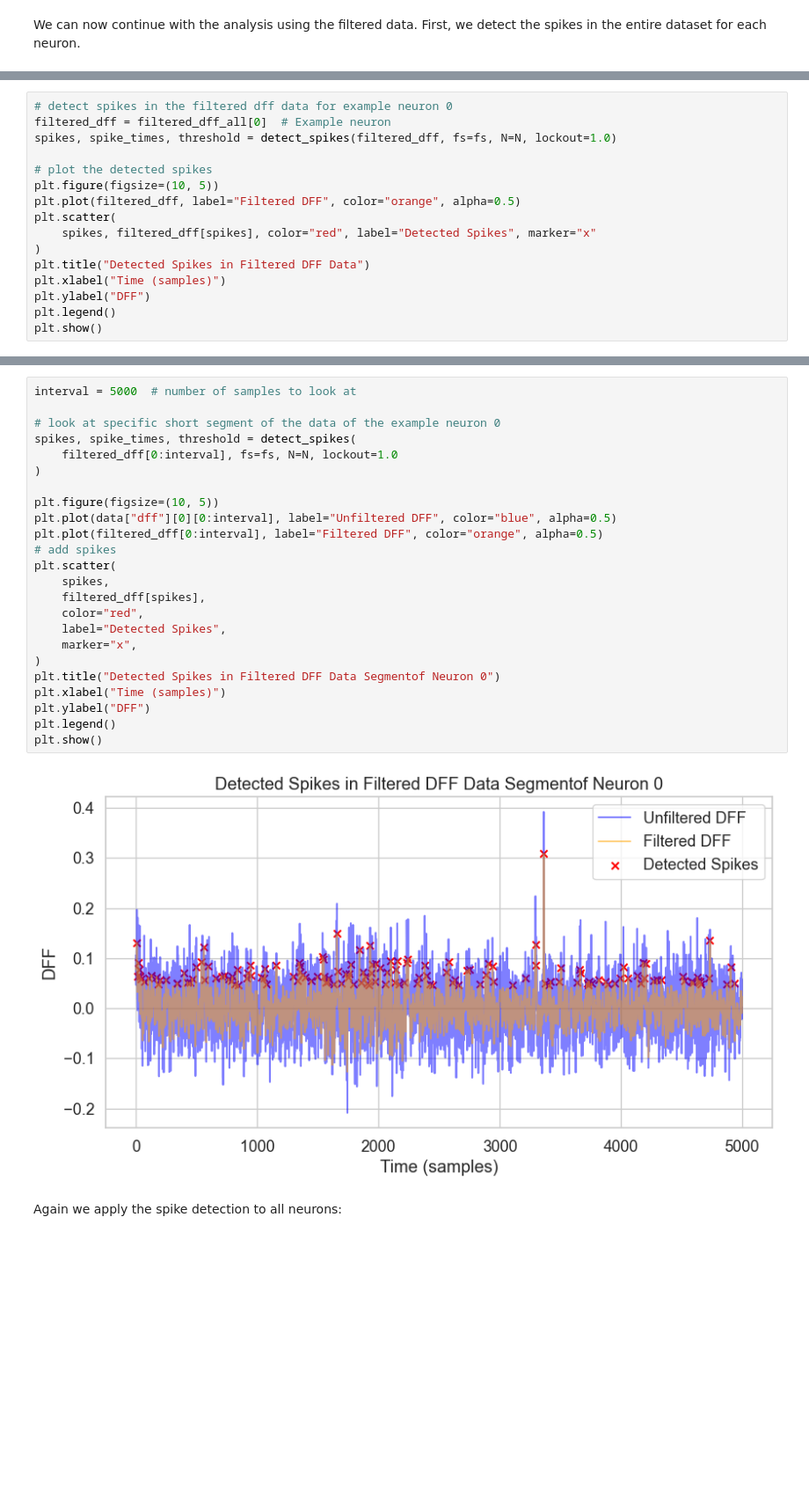
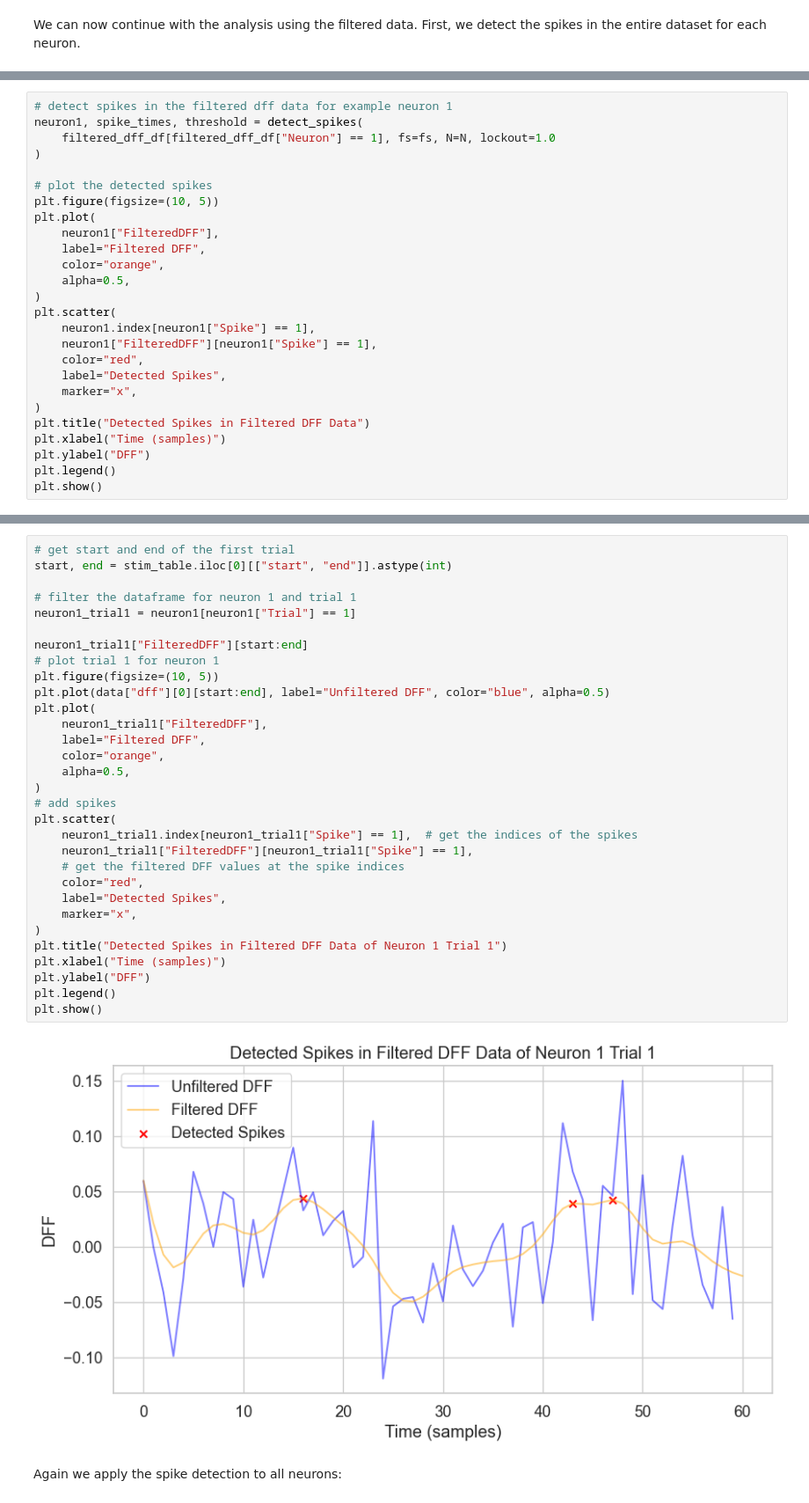
Before and after one commit to SaschaLeander/NeuralDataScience, a Jupyter notebook: FinalProject/practical01.ipynb, the cells around one changed output, grey strips where cells are left out. Shown at 88% size. Saved outputs shown, nothing was run; the diff lists cells and outputs as text; blank space fills up the shorter version.

```diff
--- a/FinalProject/practical01.ipynb
+++ b/FinalProject/practical01.ipynb
@@ -294,13 +450,23 @@ def detect_spikes(
 # %%
-# detect spikes in the filtered dff data for example neuron 0
-filtered_dff = filtered_dff_all[0]  # Example neuron
-spikes, spike_times, threshold = detect_spikes(filtered_dff, fs=fs, N=N, lockout=1.0)
+# detect spikes in the filtered dff data for example neuron 1
+neuron1, spike_times, threshold = detect_spikes(
+    filtered_dff_df[filtered_dff_df["Neuron"] == 1], fs=fs, N=N, lockout=1.0
+)
 
 # plot the detected spikes
 plt.figure(figsize=(10, 5))
-plt.plot(filtered_dff, label="Filtered DFF", color="orange", alpha=0.5)
+plt.plot(
+    neuron1["FilteredDFF"],
+    label="Filtered DFF",
+    color="orange",
+    alpha=0.5,
+)
 plt.scatter(
-    spikes, filtered_dff[spikes], color="red", label="Detected Spikes", marker="x"
+    neuron1.index[neuron1["Spike"] == 1],
+    neuron1["FilteredDFF"][neuron1["Spike"] == 1],
+    color="red",
+    label="Detected Spikes",
+    marker="x",
 )
 plt.title("Detected Spikes in Filtered DFF Data")
 plt.xlabel("Time (samples)")
@@ -312,28 +483,35 @@ plt.show()
 # %%
-interval = 5000  # number of samples to look at
+# get start and end of the first trial
+start, end = stim_table.iloc[0][["start", "end"]].astype(int)
 
-# look at specific short segment of the data of the example neuron 0
-spikes, spike_times, threshold = detect_spikes(
-    filtered_dff[0:interval], fs=fs, N=N, lockout=1.0
+# filter the dataframe for neuron 1 and trial 1
+neuron1_trial1 = neuron1[neuron1["Trial"] == 1]
+
+neuron1_trial1["FilteredDFF"][start:end]
+# plot trial 1 for neuron 1
+plt.figure(figsize=(10, 5))
+plt.plot(data["dff"][0][start:end], label="Unfiltered DFF", color="blue", alpha=0.5)
+plt.plot(
+    neuron1_trial1["FilteredDFF"],
+    label="Filtered DFF",
+    color="orange",
+    alpha=0.5,
 )
-
-plt.figure(figsize=(10, 5))
-plt.plot(data["dff"][0][0:interval], label="Unfiltered DFF", color="blue", alpha=0.5)
-plt.plot(filtered_dff[0:interval], label="Filtered DFF", color="orange", alpha=0.5)
 # add spikes
 plt.scatter(
-    spikes,
-    filtered_dff[spikes],
+    neuron1_trial1.index[neuron1_trial1["Spike"] == 1],  # get the indices of the spikes
+    neuron1_trial1["FilteredDFF"][neuron1_trial1["Spike"] == 1],
+    # get the filtered DFF values at the spike indices
     color="red",
     label="Detected Spikes",
     marker="x",
 )
-plt.title("Detected Spikes in Filtered DFF Data Segmentof Neuron 0")
+plt.title("Detected Spikes in Filtered DFF Data of Neuron 1 Trial 1")
 plt.xlabel("Time (samples)")
 plt.ylabel("DFF")
 plt.legend()
 plt.show()
 # %% [output]
-[figure, old version]
+[figure, new version]
 # %% [markdown]
 Again we apply the spike detection to all neurons:
```
Also changed, not shown: parts of 37 cells of this notebook.
